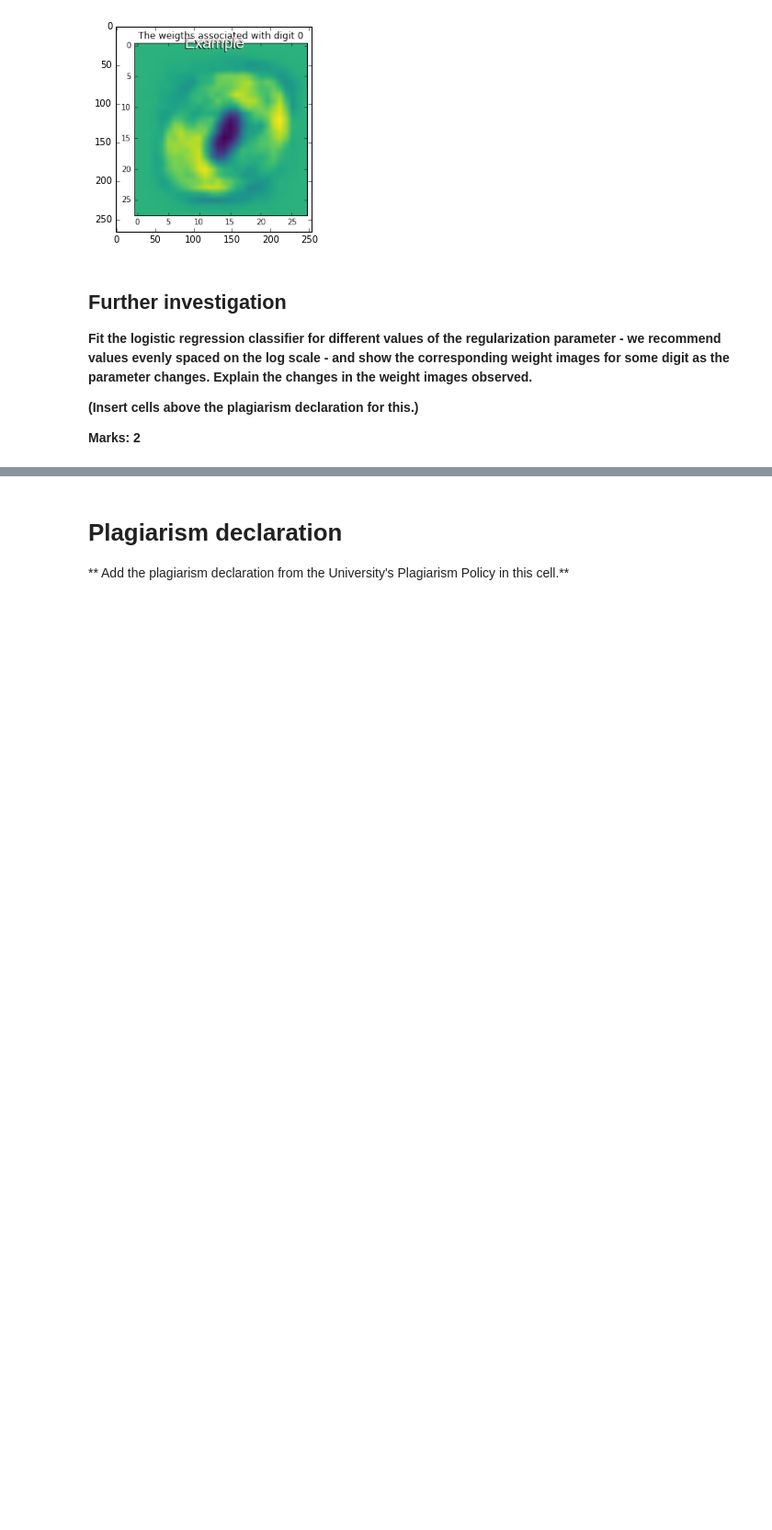
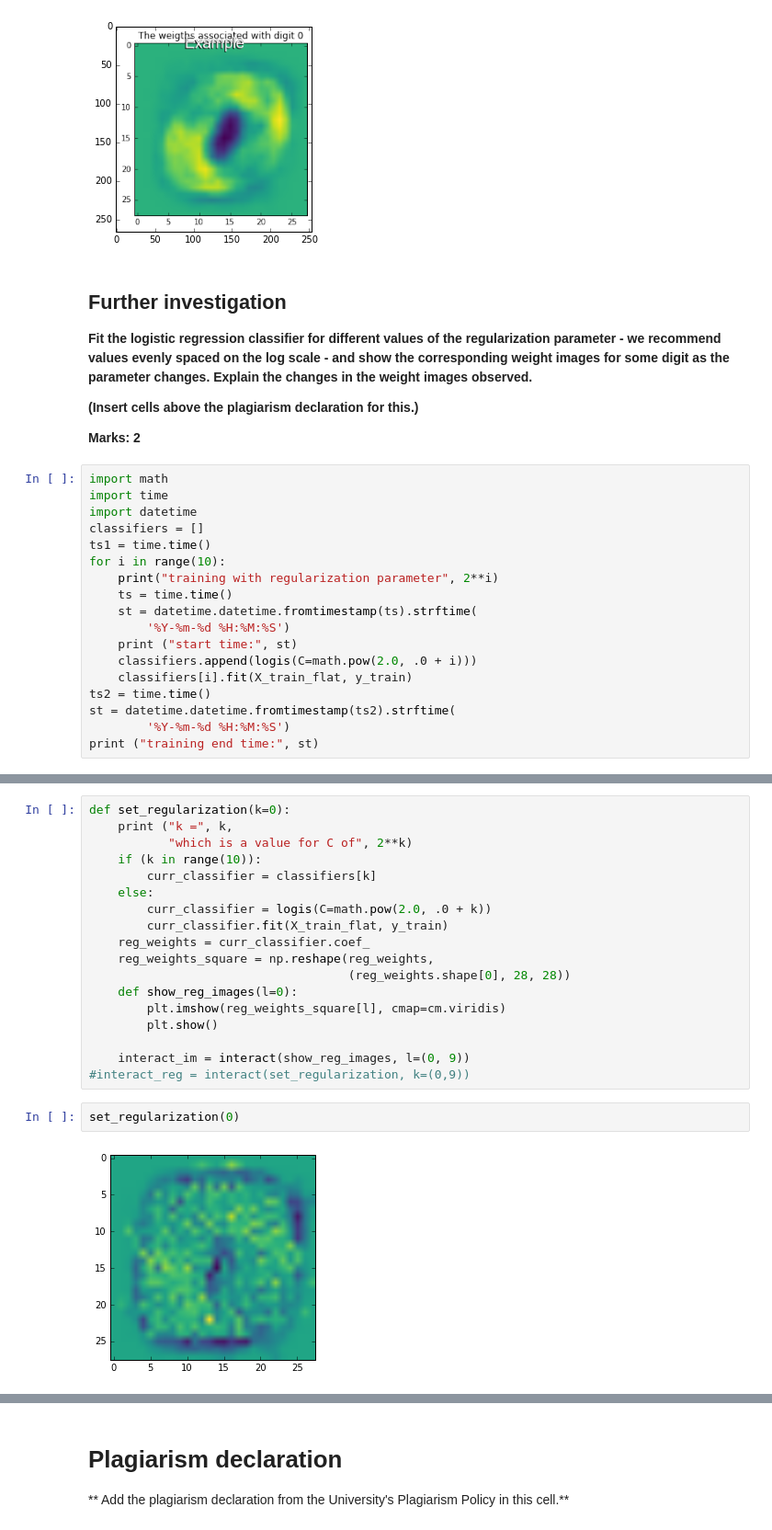
Before and after one commit to MHeymann/assign2rw315, a Jupyter notebook: assign2.ipynb, the cells around one changed output, grey strips where cells are left out. Shown at 92% size. Cells and saved outputs as stored; diff of their text form; blank space fills up the shorter version.

```diff
--- a/assign2.ipynb
+++ b/assign2.ipynb
@@ -289,3 +289,21 @@ w = interact(show_weights_tensor, k =(0, 9))
 **(Insert cells above the plagiarism declaration for this.)**
 
 **Marks: 2**
+# %%
+import math
+import time
+import datetime
+classifiers = []
+ts1 = time.time()
+for i in range(10):
+    print("training with regularization parameter", 2**i)
+    ts = time.time()
+    st = datetime.datetime.fromtimestamp(ts).strftime(
+        '%Y-%m-%d %H:%M:%S')
+    print ("start time:", st)
+    classifiers.append(logis(C=math.pow(2.0, .0 + i)))
+    classifiers[i].fit(X_train_flat, y_train)
+ts2 = time.time()
+st = datetime.datetime.fromtimestamp(ts2).strftime(
+        '%Y-%m-%d %H:%M:%S')
+print ("training end time:", st)
@@ -291,0 +335,22 @@ w = interact(show_weights_tensor, k =(0, 9))
+# %%
+def set_regularization(k=0):
+    print ("k =", k,
+           "which is a value for C of", 2**k)
+    if (k in range(10)):
+        curr_classifier = classifiers[k]
+    else:
+        curr_classifier = logis(C=math.pow(2.0, .0 + k))
+        curr_classifier.fit(X_train_flat, y_train)
+    reg_weights = curr_classifier.coef_
+    reg_weights_square = np.reshape(reg_weights,
+                                    (reg_weights.shape[0], 28, 28))
+    def show_reg_images(l=0):
+        plt.imshow(reg_weights_square[l], cmap=cm.viridis)
+        plt.show()
+
+    interact_im = interact(show_reg_images, l=(0, 9))
+#interact_reg = interact(set_regularization, k=(0,9))
+# %%
+set_regularization(0)
+# %% [output]
+[figure, added]
```
Also changed, not shown: parts of 15 cells of this notebook.
